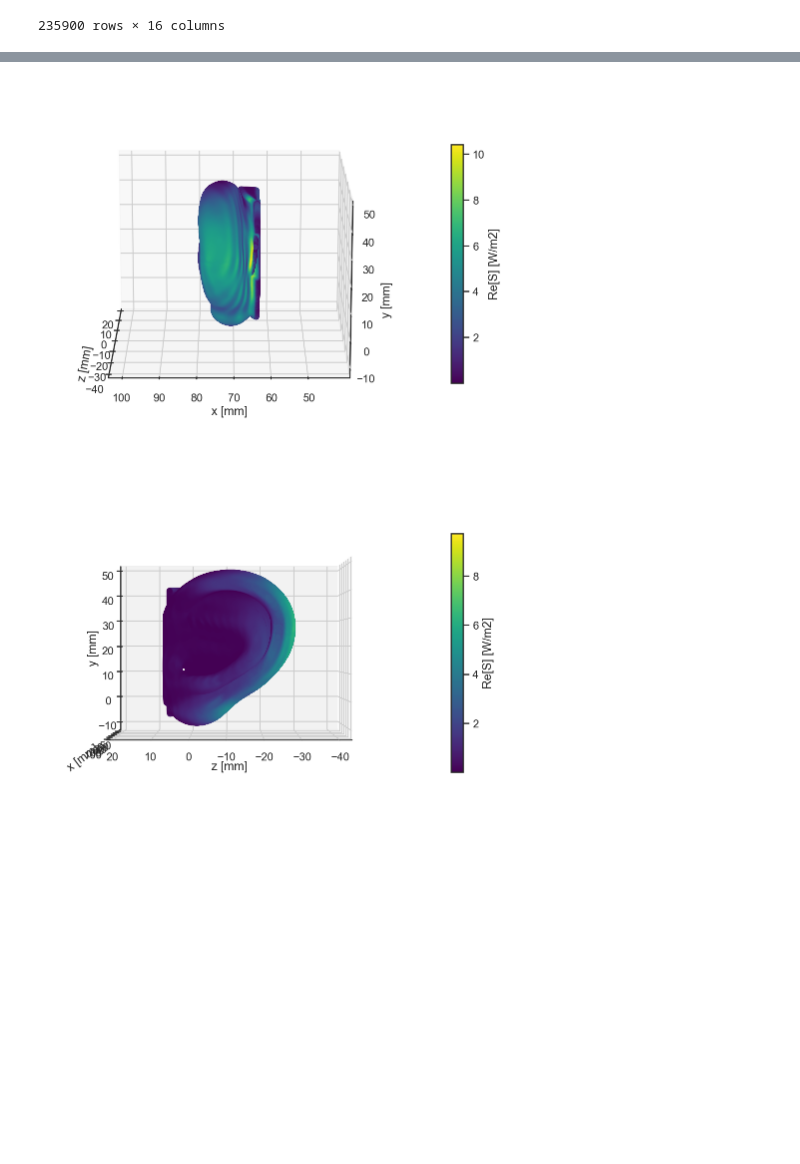
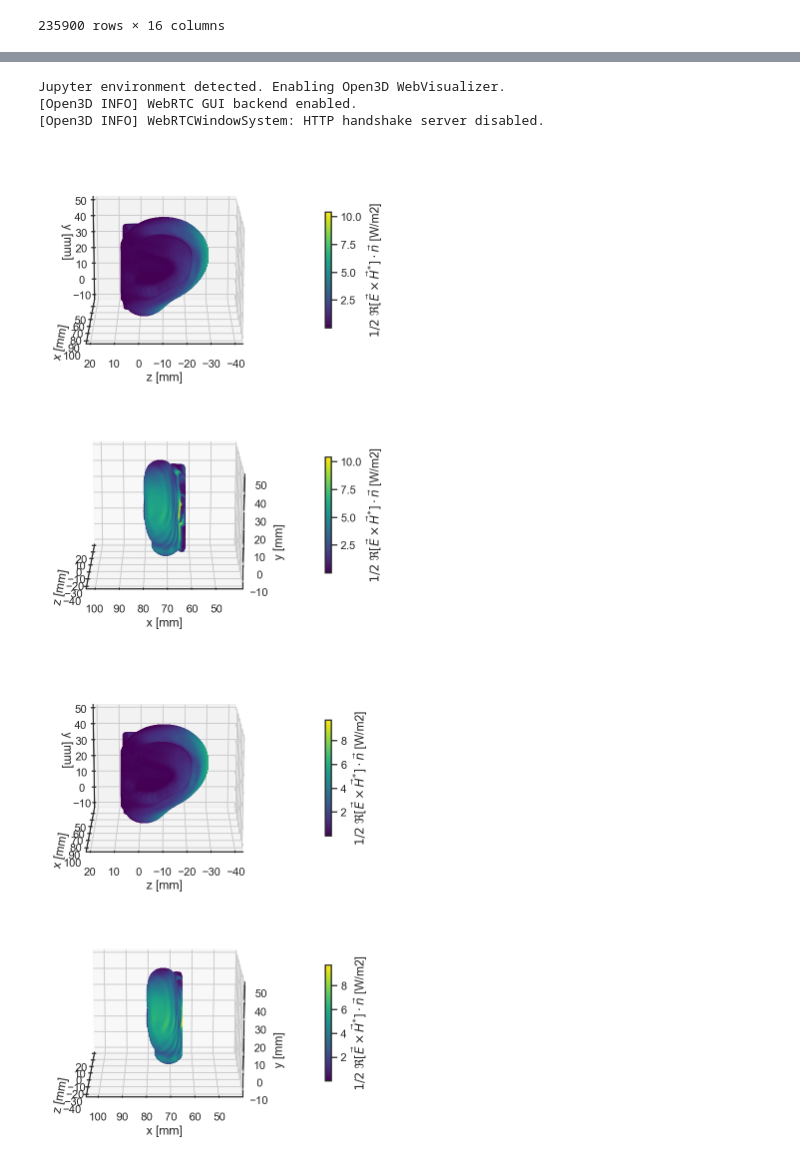
Before and after one commit to akapet00/EMF-exposure-analysis, a Jupyter notebook: notebooks/IMBioC2022_paper.ipynb, the cells around one changed output, grey strips where cells are left out. Saved outputs shown, nothing was run; the diff lists cells and outputs as text; code cells hidden in the pictures; blank space fills up the shorter version.

```diff
--- a/notebooks/IMBioC2022_paper.ipynb
+++ b/notebooks/IMBioC2022_paper.ipynb
@@ -82,7 +82,7 @@ def plot_3d(xyz_dict, figsize=(7, 7), elev=[20], azim=[45], c=None, alpha=1):
     if num_figs > 4:
         raise ValueError('The max number of subplots is 4.')
     if num_figs != 1:
-        figsize = (figsize[0], figsize[1] * num_figs / 2)
+        figsize = (figsize[0] * num_figs / 2, figsize[1] * num_figs / 2)
     fig = plt.figure(figsize=figsize)
     keys = list(xyz_dict.keys())
     values = list(xyz_dict.values())
@@ -104,9 +104,10 @@ def plot_3d(xyz_dict, figsize=(7, 7), elev=[20], azim=[45], c=None, alpha=1):
     return fig, ax
 
 
-def minmax_scale(x, range_=(0, 1)):
+def minmax_scale(x, _range=(0, 1)):
     scaler = (x - x.min()) / (x.max() - x.min())
-    x_scaled = scaler * (range_[1] - range_[0]) + range_([0])
+    x_scaled = scaler * (_range[1] - _range[0]) + _range[0]
+    return x_scaled
 
 
 def colormap_from_array(x, cmap='viridis', alpha=None, bytes=False):
@@ -172,23 +174,29 @@ fig, ax = plot_3d({'z [mm]': xyz[:, 2],
 # %%
 n = estimate_normals(xyz, knn=30, fast=True)
-APD = Sx.real * n[:, 0] + Sy.real * n[:, 1] + Sz.real * n[:, 2]
+Sr = abs(Sx.real * n[:, 0] + Sy.real * n[:, 1] + Sz.real * n[:, 2])
+Sr_label = r'$1/2$ $\Re{[\vec{E}\times\vec{H}^{*}]} \cdot \vec{n}$ [W/m2]'
 fig, ax = plot_3d({'z [mm]': xyz[:, 2],
                    'x [mm]': xyz[:, 0],
                    'y [mm]': xyz[:, 1],
-                   'Re[S] [W/m2]': abs(APD)},
-                  elev=[15], azim=[180])
+                   Sr_label: Sr},
+                  elev=[15], azim=[90, 180])
 # %% [output]
+Jupyter environment detected. Enabling Open3D WebVisualizer.
+[Open3D INFO] WebRTC GUI backend enabled.
+[Open3D INFO] WebRTCWindowSystem: HTTP handshake server disabled.
-[figure, old version]
+[figure, new version]
 # %%
-ear_only_idxs = np.where(xyz[:, 0] > 66)[0]
-xyz_crop = xyz[ear_only_idxs]
-Sx_crop, Sy_crop, Sz_crop = Sx[ear_only_idxs], Sy[ear_only_idxs], Sz[ear_only_idxs]
+crop_idxs = np.where(xyz[:, 0] > 66)[0]
+xyz_crop = xyz[crop_idxs]
+Sx_crop, Sy_crop, Sz_crop = Sx[crop_idxs], Sy[crop_idxs], Sz[crop_idxs]
 n_crop = estimate_normals(xyz_crop, knn=30, fast=True)
-APD_crop = Sx_crop.real * n_crop[:, 0] + Sy_crop.real * n_crop[:, 1] + Sz_crop.real * n_crop[:, 2]
+Sr_crop = abs(Sx_crop.real * n_crop[:, 0]
+              + Sy_crop.real * n_crop[:, 1]
+              + Sz_crop.real * n_crop[:, 2])
 fig, ax = plot_3d({'z [mm]': xyz_crop[:, 2],
                    'x [mm]': xyz_crop[:, 0],
                    'y [mm]': xyz_crop[:, 1],
-                   'Re[S] [W/m2]': abs(APD_crop)},
-                  elev=[0], azim=[90])
+                   Sr_label: Sr_crop},
+                  elev=[15], azim=[90, 180])
 # %% [output]
-[figure, old version]
+[figure, new version]
```
Also changed, not shown: parts of 24 cells of this notebook, 3 other files.
